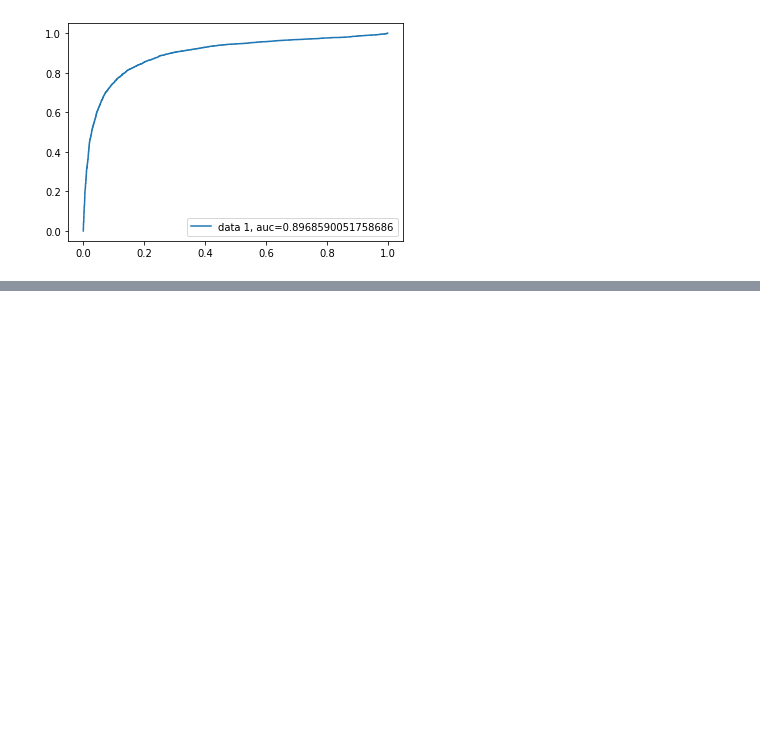
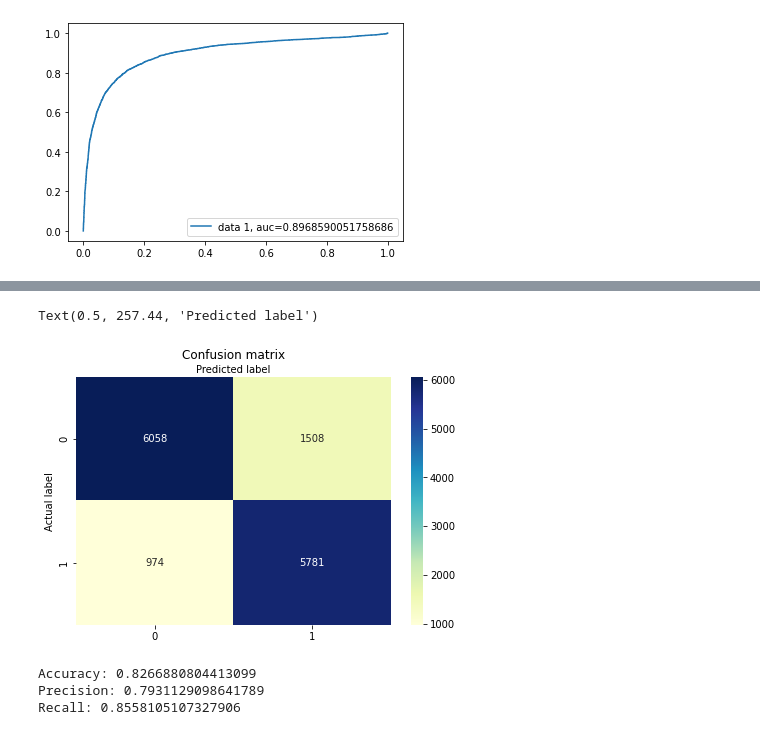
Before and after one commit to caiocmb7/MachineLearning-DS, a Jupyter notebook: ICA/HW2/Homework_2_ICA_Parte_2 (1).ipynb, the cells around one changed output, grey strips where cells are left out. Drawn from its saved outputs; the diff is of its cells as text; code cells hidden in the pictures; blank space fills up the shorter version.

```diff
--- a/ICA/HW2/Homework_2_ICA_Parte_2 (1).ipynb
+++ b/ICA/HW2/Homework_2_ICA_Parte_2 (1).ipynb
@@ -229,0 +332,38 @@ plt.show()
+# %%
+#Import svm model
+from sklearn import svm
+
+#Create a svm Classifier
+clf = svm.SVC(kernel='linear') # Linear Kernel
+
+#Train the model using the training sets
+clf.fit(X_train, y_train)
+
+#Predict the response for test dataset
+predictions = clf.predict(X_test)
+# %%
+cm = metrics.confusion_matrix(y_test, predictions)
+# %%
+class_names=[0,1] # name  of classes
+fig, ax = plt.subplots()
+tick_marks = np.arange(len(class_names))
+plt.xticks(tick_marks, class_names)
+plt.yticks(tick_marks, class_names)
+# create heatmap
+sns.heatmap(pd.DataFrame(cm), annot=True, cmap="YlGnBu" ,fmt='g')
+ax.xaxis.set_label_position("top")
+plt.tight_layout()
+plt.title('Confusion matrix', y=1.1)
+plt.ylabel('Actual label')
+plt.xlabel('Predicted label')
+# %% [output]
+Text(0.5, 257.44, 'Predicted label')
+[figure, added]
+# %%
+print("Accuracy:",metrics.accuracy_score(y_test, predictions))
+print("Precision:",metrics.precision_score(y_test, predictions))
+print("Recall:",metrics.recall_score(y_test, predictions))
+# %% [output]
+Accuracy: 0.8266880804413099
+Precision: 0.7931129098641789
+Recall: 0.8558105107327906
```
Also changed, not shown: parts of 24 cells of this notebook, 1 other file.
